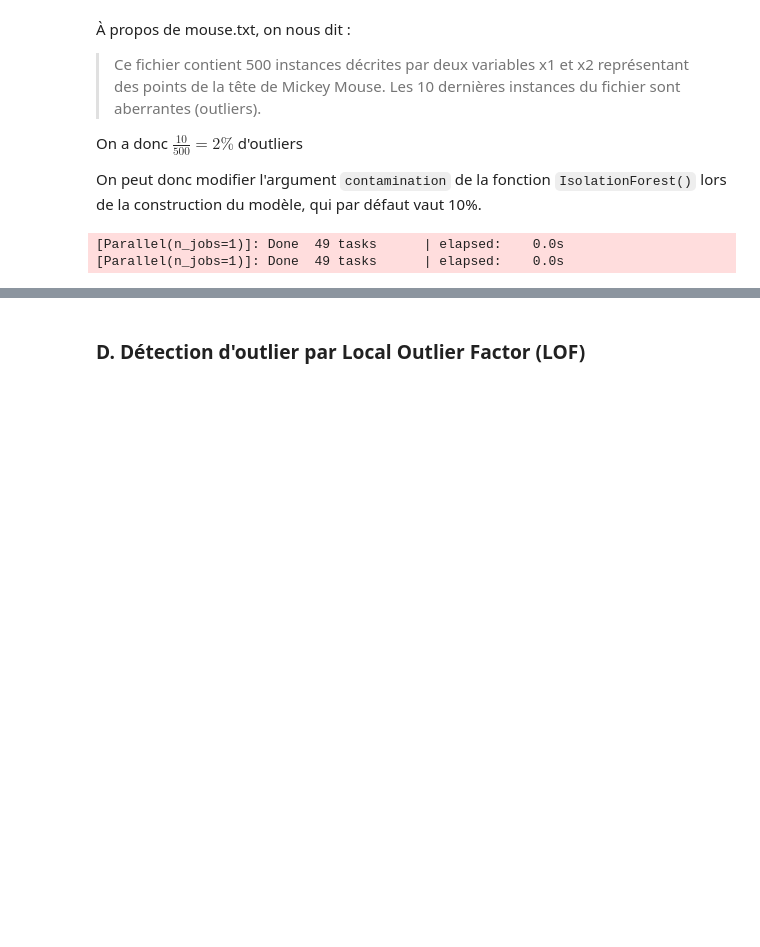
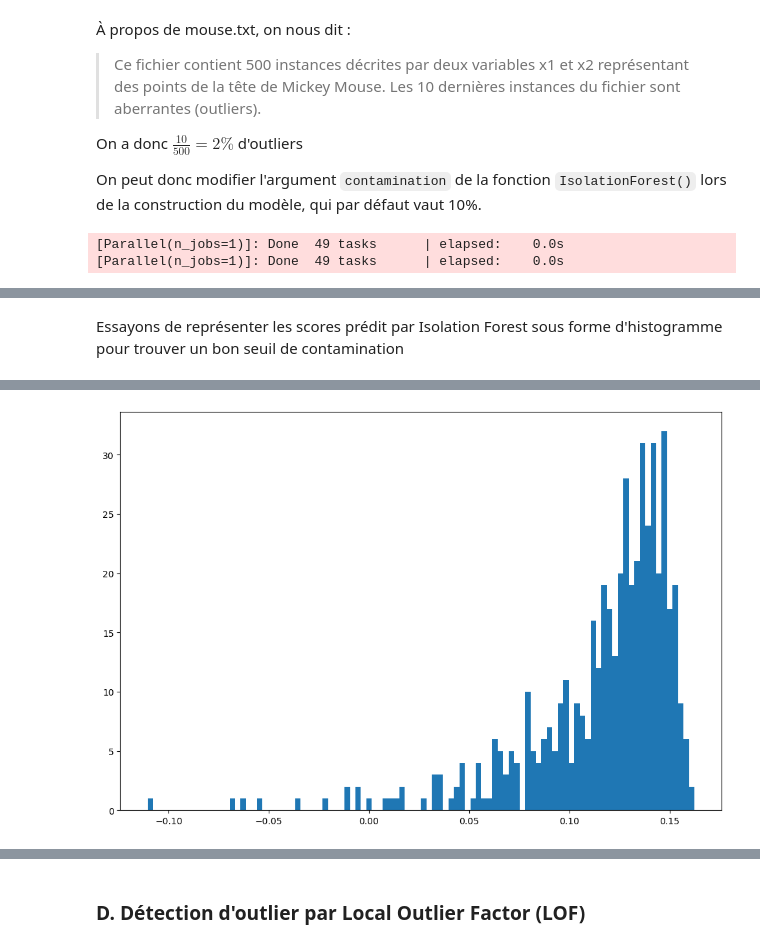
Before and after one commit to jdutel42/TAA, a Jupyter notebook: TP/TP1 Détection dAnomalies-20241215/TAA_TP1.ipynb, the cells around one changed output, grey strips where cells are left out. Cells and saved outputs as stored; diff of their text form; code cells hidden in the pictures; blank space fills up the shorter version.

```diff
--- a/TP/TP1 Détection dAnomalies-20241215/TAA_TP1.ipynb
+++ b/TP/TP1 Détection dAnomalies-20241215/TAA_TP1.ipynb
@@ -284,0 +285,10 @@ disp_1_bis.ax_.legend(handles=legend_elements2, loc="upper right", title="Prédi
+# %% [markdown]
+Essayons de représenter les scores prédit par Isolation Forest sous forme d'histogramme pour trouver un bon seuil de contamination
+# %%
+mouse_data_1_bis = pd.read_table("mouse.txt", sep=" ", names=['x1', 'x2'])
+
+scores = iso_forest_model_1_bis.decision_function(mouse_data_1_bis)
+
+plt.figure(figsize=(12, 8))
+plt.hist(scores, bins=100);
+# %% [output]
@@ -284,0 +296 @@ disp_1_bis.ax_.legend(handles=legend_elements2, loc="upper right", title="Prédi
+[figure, added]
```
Also changed, not shown: parts of 13 cells of this notebook.
